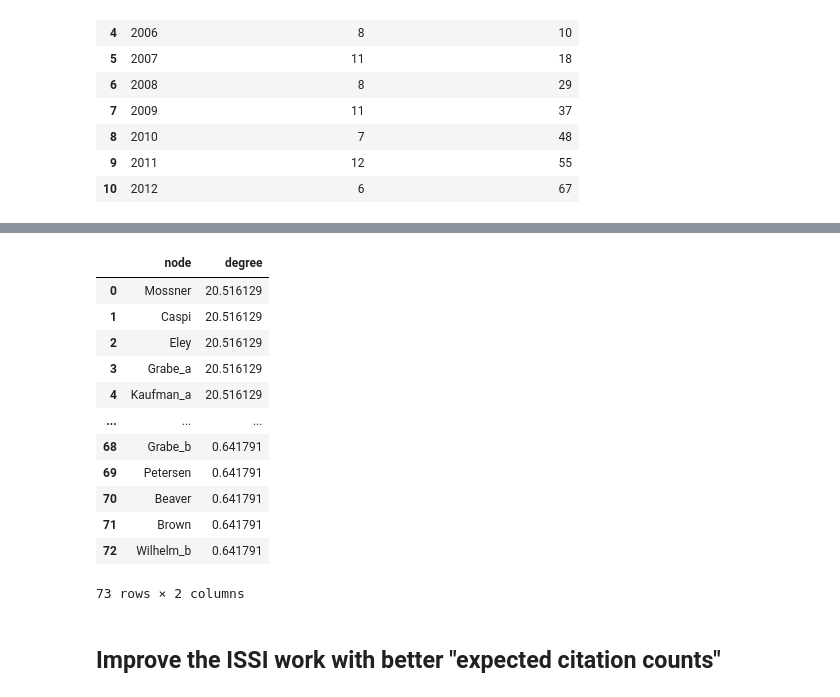
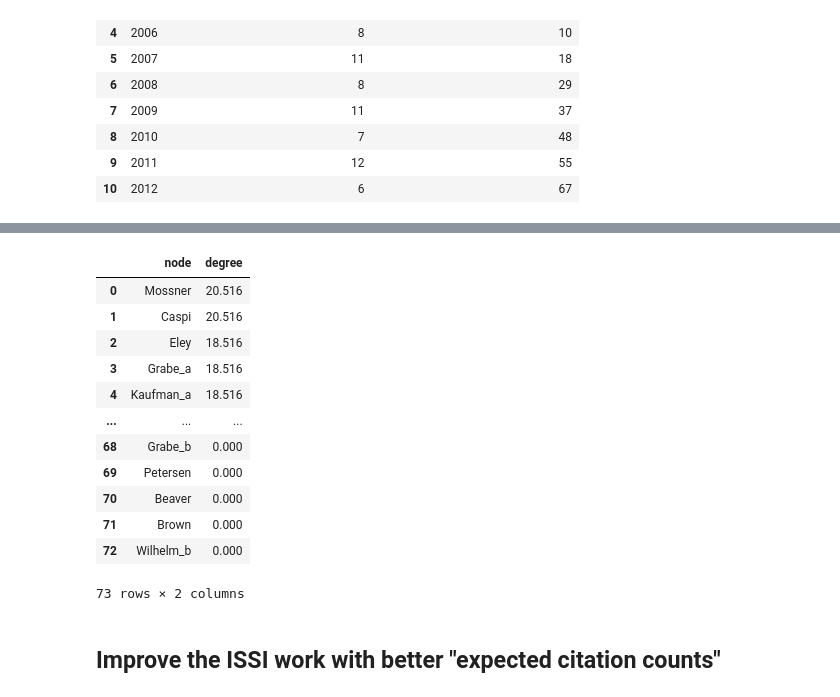
Before and after one commit to infoqualitylab/citation_bias_study, a Jupyter notebook: ResearchShowcase/research_showcase_new.ipynb, the cells around one changed output, grey strips where cells are left out. Cells and saved outputs as stored; diff of their text form; code cells hidden in the pictures.

```diff
--- a/ResearchShowcase/research_showcase_new.ipynb
+++ b/ResearchShowcase/research_showcase_new.ipynb
@@ -194,6 +194,6 @@ pool
 | 9 | 2011 | 12 | 55 |
 | 10 | 2012 | 6 | 67 |
 # %%
-expected = prob['p(y)']*prob['number of publications in each year']
+expected = prob['p(y)']*pool['number of publications in each year']
 expected = expected.to_frame('expected number of publications')
-expected.iloc[0,]['expected number of publications'] = 0
+expected.drop(0)
@@ -200,6 +212,7 @@ expected.iloc[0,]['expected number of publications'] = 0
 # %%
 expected_indegree = expected[::-1]['expected number of publications'].cumsum().to_list()
 expected_indegree = expected_indegree[::-1]
+expected_indegree = expected_indegree[1:]
 expected_indegree
 # %% [output]
 [20.516129136786628,
@@ -215,5 +227,8 @@ expected_indegree
  0.6417910447761194]
 # %%
 a = []
-for i in range(expected.shape[0]):
-    a.extend([expected_indegree[i]]*int(prob.iloc[i,]['number of publications in each year']))
+for i in range(expected.shape[0]-1):
+    a.extend([expected_indegree[i]]*int(pool.iloc[i,]['number of publications in each year']))
+
+a.extend([0]*6)
+a
@@ -220,20 +253,20 @@ for i in range(expected.shape[0]):
 # %%
 expected_citation_df = pd.DataFrame({'node':g_full.vs['name'],'degree':0})
-expected_citation_df['degree'] = a
+expected_citation_df['degree'] = [round(elem,3) for elem in a]
 expected_citation_df
 # %% [output]
 |  | node | degree |
-| 0 | Mossner | 20.516129 |
-| 1 | Caspi | 20.516129 |
-| 2 | Eley | 20.516129 |
-| 3 | Grabe_a | 20.516129 |
-| 4 | Kaufman_a | 20.516129 |
+| 0 | Mossner | 20.516 |
+| 1 | Caspi | 20.516 |
+| 2 | Eley | 18.516 |
+| 3 | Grabe_a | 18.516 |
+| 4 | Kaufman_a | 18.516 |
 | ... | ... | ... |
-| 68 | Grabe_b | 0.641791 |
-| 69 | Petersen | 0.641791 |
-| 70 | Beaver | 0.641791 |
-| 71 | Brown | 0.641791 |
-| 72 | Wilhelm_b | 0.641791 |
+| 68 | Grabe_b | 0.000 |
+| 69 | Petersen | 0.000 |
+| 70 | Beaver | 0.000 |
+| 71 | Brown | 0.000 |
+| 72 | Wilhelm_b | 0.000 |
 73 rows × 2 columns
 # %% [markdown]
 ## Improve the ISSI work with better "expected citation counts"
```
Also changed, not shown: parts of 5 cells of this notebook.
